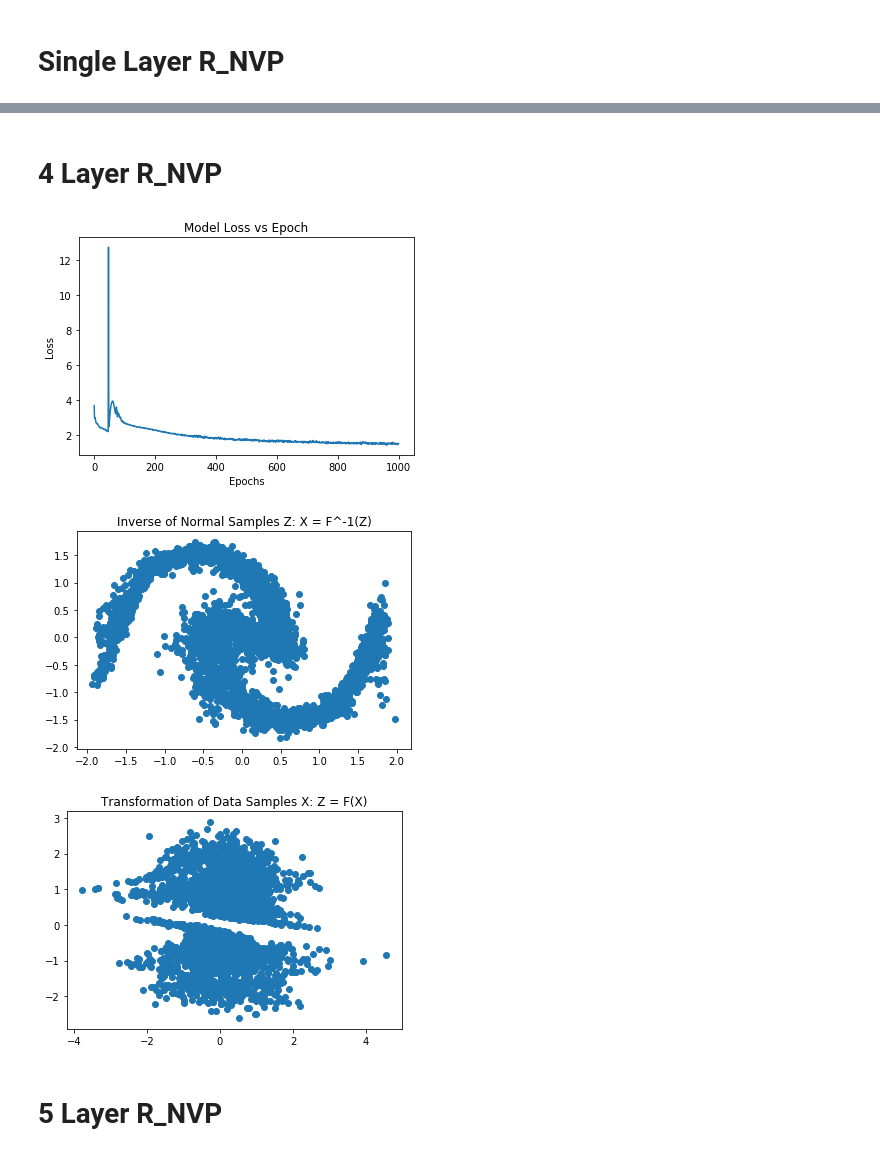
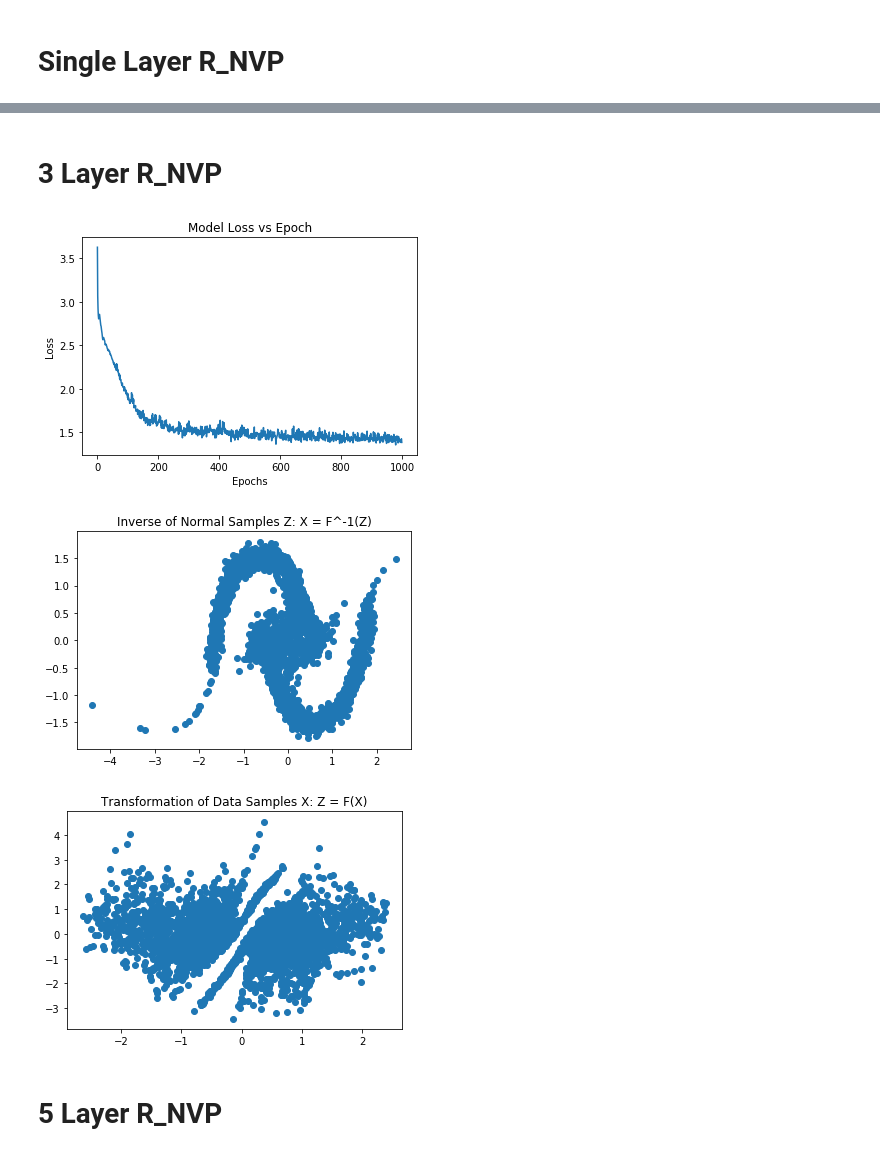
Before and after one commit to gebob19/introduction_to_normalizing_flows, a Jupyter notebook: normalizing_flows.ipynb, the cells around one changed output, grey strips where cells are left out. Drawn from its saved outputs; the diff is of its cells as text; code cells hidden in the pictures.

```diff
--- a/normalizing_flows.ipynb
+++ b/normalizing_flows.ipynb
@@ -54,8 +54,8 @@ class R_NVP(nn.Module):
             x2, x1 = x1, x2
 
         # forward
-        sig = torch.exp(self.sig_net(x1))
-        z1, z2 = x1, x2 * sig + self.mu_net(x1)
+        sig = self.sig_net(x1)
+        z1, z2 = x1, x2 * torch.exp(sig) + self.mu_net(x1)
 
         if flip:
             z2, z1 = z1, z2
@@ -63,7 +63,7 @@ class R_NVP(nn.Module):
         z_hat = torch.cat([z1, z2], dim=-1)
 
         log_pz = base_dist.log_prob(z_hat)
-        log_jacob = torch.abs(sig).log().sum(-1)
+        log_jacob = sig.sum(-1)
 
         return z_hat, log_pz, log_jacob
 
@@ -165,19 +165,19 @@ view(model, losses)
 # %% [markdown]
-# 4 Layer R_NVP
+# 3 Layer R_NVP
 # %%
-model = stacked_NVP(d, k, hidden=512, n=4)
+model = stacked_NVP(d, k, hidden=512, n=3)
 optim = torch.optim.Adam(model.parameters(), lr=1e-3)
 scheduler = torch.optim.lr_scheduler.ExponentialLR(optim, 0.999)
 
 n_samples = 512
 
 # training loop
 losses = train(model, 1000, n_samples, optim, scheduler)
 view(model, losses)
 # %% [output]
-[figure, old version]
+[figure, new version]
-[figure, old version]
+[figure, new version]
-[figure, old version]
+[figure, new version]
 # %% [markdown]
 # 5 Layer R_NVP
 # %%
```
Also changed, not shown: parts of 4 cells of this notebook.
